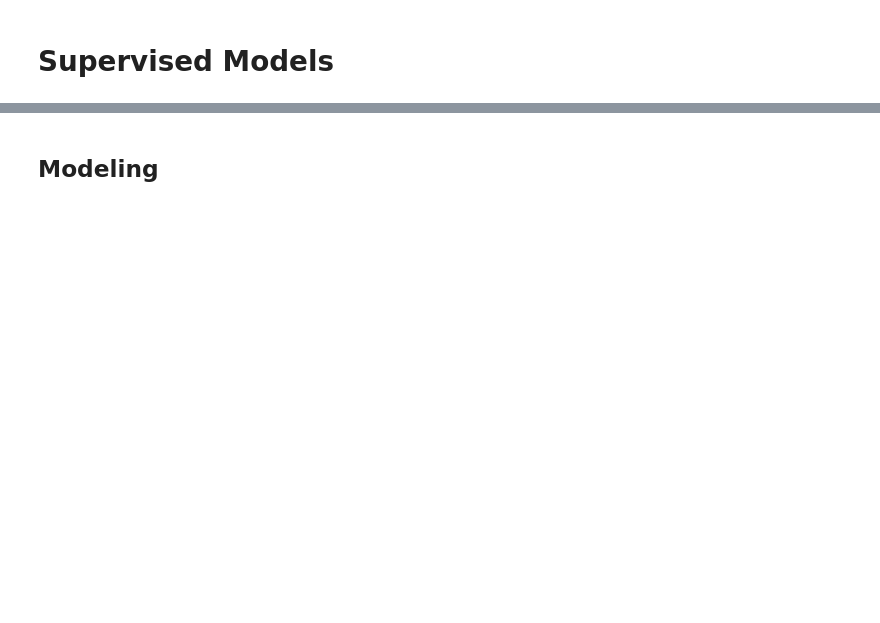
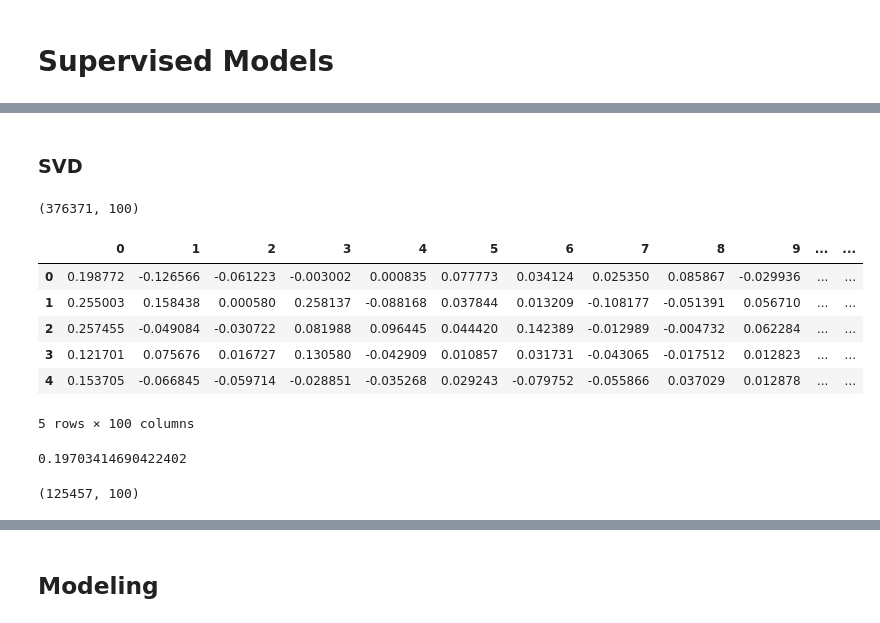
Before and after one commit to krbarounis/Amazon_Reviews_NLP_Project, a Jupyter notebook: Supervised_Models.ipynb, the cells around one changed output, grey strips where cells are left out. Cells and saved outputs as stored; diff of their text form; code cells hidden in the pictures; blank space fills up the shorter version.

```diff
--- a/Supervised_Models.ipynb
+++ b/Supervised_Models.ipynb
@@ -78,0 +42,7 @@ for compNum in range(0, 10):
+# %%
+from sklearn.model_selection import train_test_split
+X = df_final[['reviews','review_length','word_count',
+              'exclamation_count','question_count',
+                   'review_length']]
+y = df_final['overall']
+X_train, X_test, y_train, y_test = train_test_split(X, y, random_state = 42)
@@ -78,0 +71,26 @@ for compNum in range(0, 10):
+# %% [markdown]
+### SVD
+# %%
+svd = TruncatedSVD(n_components=100)
+LSA = svd.fit_transform(tf_idf_vectors)
+# LSA = Normalizer(copy=False).fit_transform(tf_idf_vectors)
+# %%
+LSA.shape
+# %% [output]
+(376371, 100)
+# %%
+df_LSA = pd.DataFrame(LSA)
+# %%
+df_LSA.head()
+# %% [output]
+|  | 0 | 1 | 2 | 3 | 4 | 5 | 6 | 7 | 8 | 9 | ... | ... |
+| 0 | 0.198772 | -0.126566 | -0.061223 | -0.003002 | 0.000835 | 0.077773 | 0.034124 | 0.025350 | 0.085867 | -0.029936 | ... | ... |
+| 1 | 0.255003 | 0.158438 | 0.000580 | 0.258137 | -0.088168 | 0.037844 | 0.013209 | -0.108177 | -0.051391 | 0.056710 | ... | ... |
+| 2 | 0.257455 | -0.049084 | -0.030722 | 0.081988 | 0.096445 | 0.044420 | 0.142389 | -0.012989 | -0.004732 | 0.062284 | ... | ... |
+| 3 | 0.121701 | 0.075676 | 0.016727 | 0.130580 | -0.042909 | 0.010857 | 0.031731 | -0.043065 | -0.017512 | 0.012823 | ... | ... |
+| 4 | 0.153705 | -0.066845 | -0.059714 | -0.028851 | -0.035268 | 0.029243 | -0.079752 | -0.055866 | 0.037029 | 0.012878 | ... | ... |
+5 rows × 100 columns
+# %%
+svd.explained_variance_ratio_.sum()
+# %% [output]
+0.19703414690422402
@@ -78,0 +100,4 @@ for compNum in range(0, 10):
+# %%
+LSA_test.shape
+# %% [output]
+(125457, 100)
```
Also changed, not shown: parts of 68 cells of this notebook, 3 other files.
